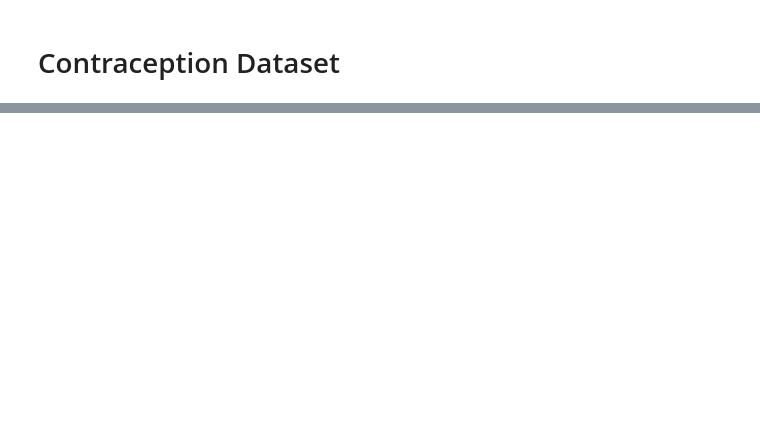
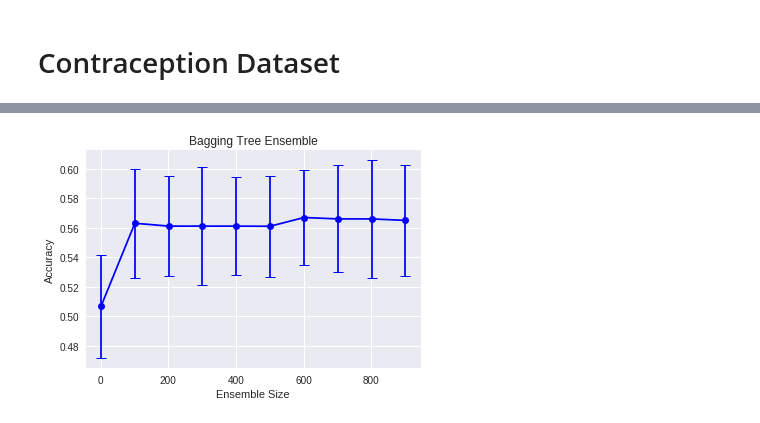
Before and after one commit to Adamantios/Ensembles-CSL-Imb_Learning-Models_Comparison, a Jupyter notebook: PartA.ipynb, the cells around one changed output, grey strips where cells are left out. Saved outputs shown, nothing was run; the diff lists cells and outputs as text; code cells hidden in the pictures; blank space fills up the shorter version.

```diff
--- a/PartA.ipynb
+++ b/PartA.ipynb
@@ -78,0 +177,19 @@ print('Final Result: '.format(classification_report(y_test,y_pred)))
+# %%
+
+# Specify parameters and distributions to sample from,
+# candidates to be created and classifier to be used.
+param_dist = {'max_depth': sp_randint(4, 30),
+              'max_features': sp_randint(1, 9),
+              'min_samples_split': sp_randint(2, 11),
+              'criterion': ['gini', 'entropy']}
+candidates = 40
+
+# Run a random search CV.
+random_search = RandomizedSearchCV(clf, param_dist, candidates, cv=10,
+                                   n_jobs=-1, verbose=5)
+start = time.time()
+random_search.fit(X_train, y_train)
+print('RandomizedSearchCV took {:.2f} seconds \
+      for {} candidates parameter settings.'
+      .format((time.time() - start), candidates))
+report(random_search.cv_results_)
@@ -78,0 +216,14 @@ print('Final Result: '.format(classification_report(y_test,y_pred)))
+# %%
+# Specify parameter_grid for the search.
+param_grid = {'max_depth': [4, 5, 6],
+              'max_features': [6, 7, 8],
+              'min_samples_split': [4, 5, 6, 7],
+              'criterion': ['gini', 'entropy']}
+
+# Run a grid search CV.
+grid_search = GridSearchCV(clf, param_grid, cv=10, n_jobs=-1, verbose=5)
+start = time.time()
+grid_search.fit(X_train, y_train)
+print('GridSearchCV took {:.2f} seconds.'
+      .format((time.time() - start)))
+report(grid_search.cv_results_)
@@ -78,0 +258,11 @@ print('Final Result: '.format(classification_report(y_test,y_pred)))
+# %%
+
+# Add best values for the classifier.
+clf.max_depth = 4
+clf.max_features = 8
+clf.min_samples_split = 4
+clf.criterion = 'entropy'
+
+# Plot accuracy vs number of estimators.
+estimators_vs_acc(clf, X_train, y_train, estimators_array=range(1, 1000, 100))
+# %% [output]
@@ -78,0 +289 @@ print('Final Result: '.format(classification_report(y_test,y_pred)))
+[figure, added]
```
Also changed, not shown: parts of 67 cells of this notebook, 1 other file.
